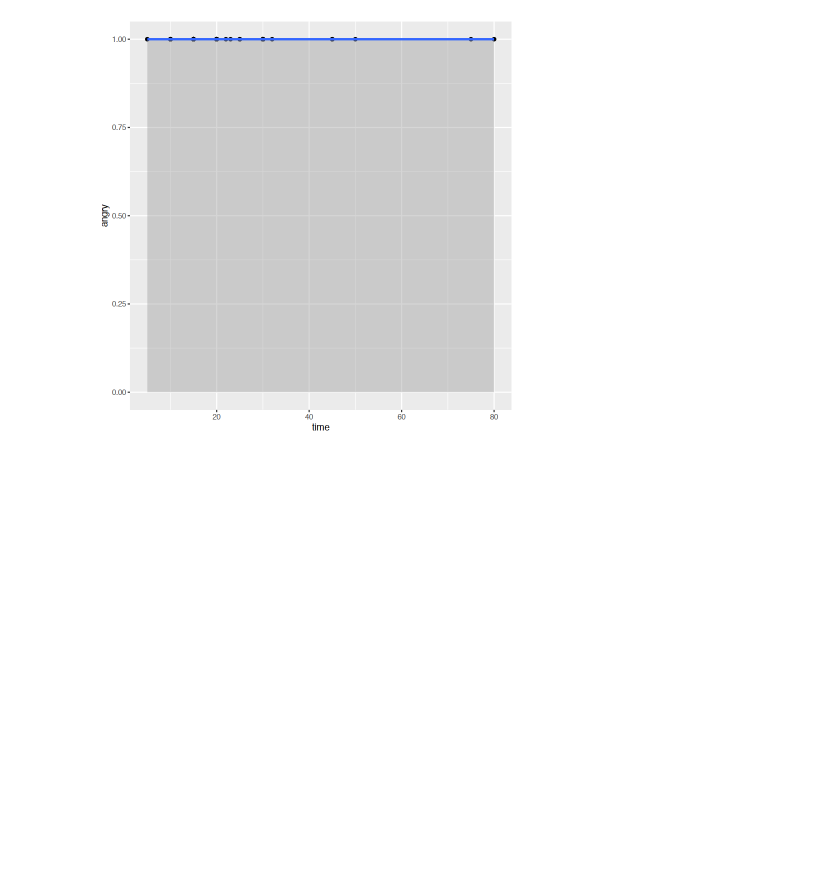
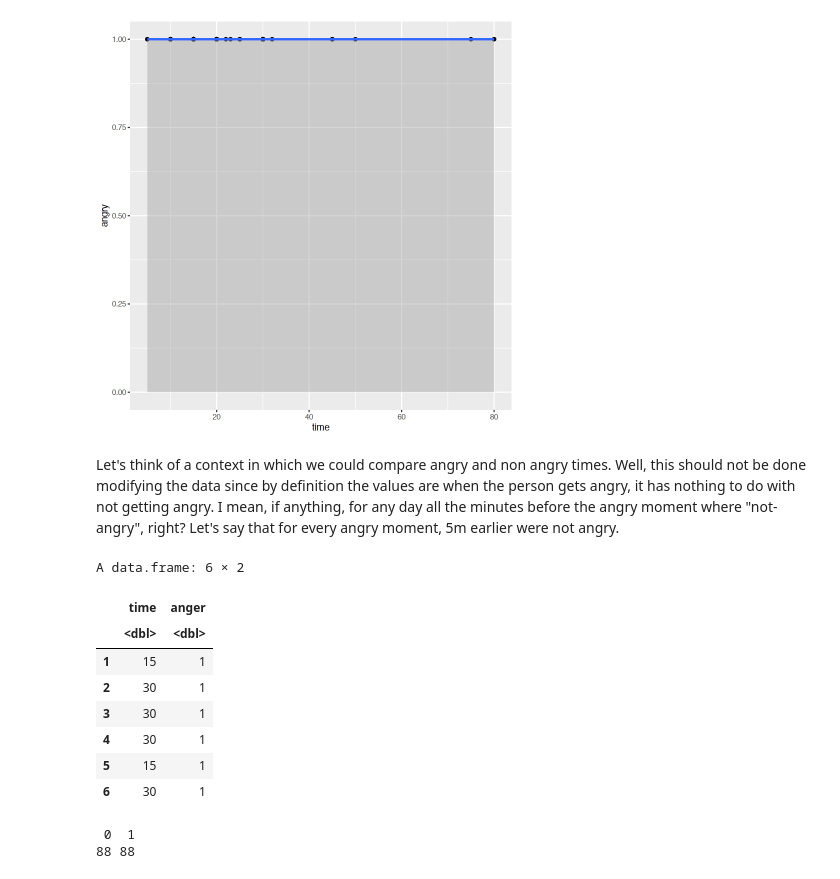
Before and after one commit to norberello/fitting-exponential-car-intervals, a Jupyter notebook: anger times.ipynb, the cells around one changed output. Drawn from its saved outputs; the diff is of its cells as text; code cells hidden in the pictures; blank space fills up the shorter version.

```diff
--- a/anger times.ipynb
+++ b/anger times.ipynb
@@ -244,3 +250,5 @@ ggplot(angry.df, aes(x=time, y=angry)) +
 # %% [output]
 `geom_smooth()` using formula 'y ~ x'
 [figure]
+# %% [markdown]
+Let's think of a context in which we could compare angry and non angry times. Well, this should not be done modifying the data since by definition the values are when the person gets angry, it has nothing to do with not getting angry. I mean, if anything, for any day all the minutes before the angry moment where "not-angry", right? Let's say that for every angry moment, 5m earlier were not angry.
@@ -246,0 +260,15 @@ ggplot(angry.df, aes(x=time, y=angry)) +
+# %%
+head(angry.df2)
+table(angry.df2$anger)
+# %% [output]
+A data.frame: 6 × 2
+|  | time | anger |
+|  | <dbl> | <dbl> |
+| 1 | 15 | 1 |
+| 2 | 30 | 1 |
+| 3 | 30 | 1 |
+| 4 | 30 | 1 |
+| 5 | 15 | 1 |
+| 6 | 30 | 1 |
+ 0  1
+88 88
```
Also changed, not shown: parts of 5 cells of this notebook.
